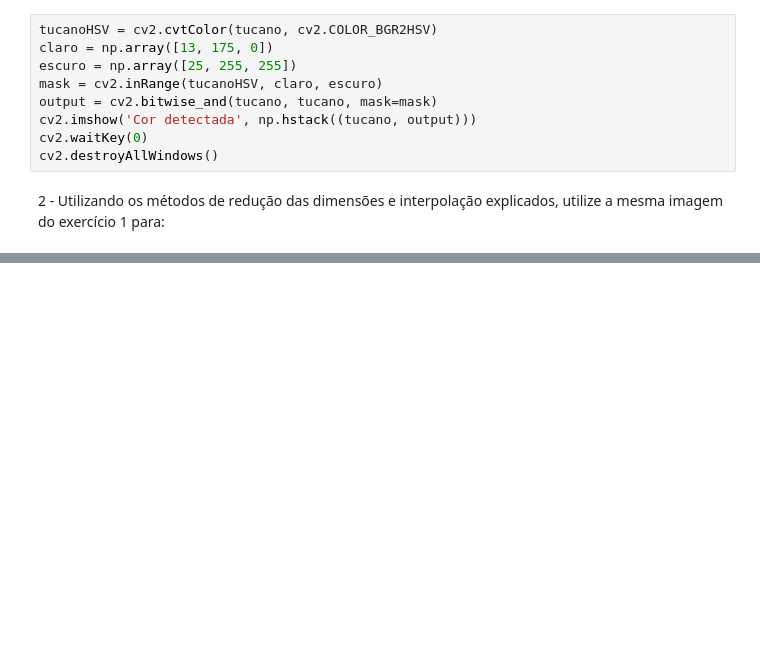
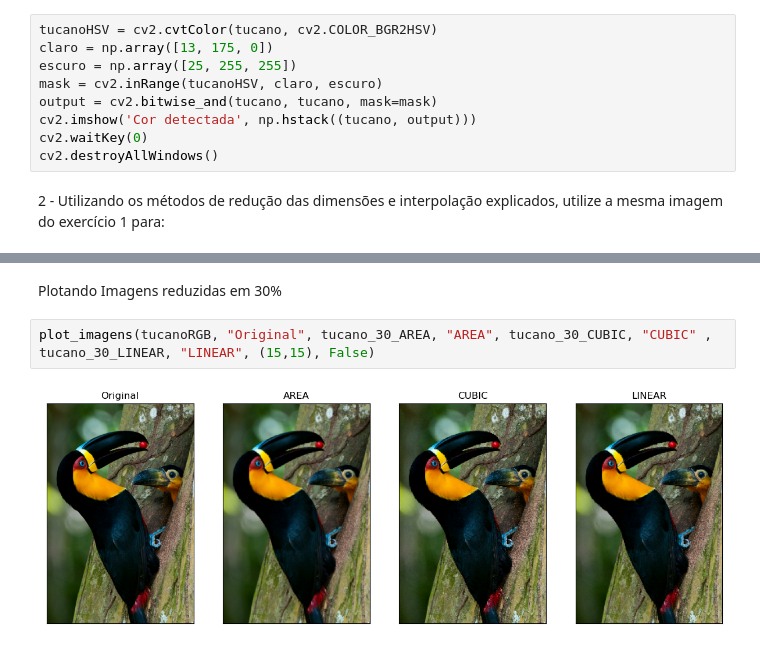
Before and after one commit to Moises-Paz/machine_learning-study, a Jupyter notebook: exercicio_de_manipulacao_de_imagem.ipynb, the cells around one changed output, grey strips where cells are left out. Cells and saved outputs as stored; diff of their text form; blank space fills up the shorter version.

```diff
--- a/exercicio_de_manipulacao_de_imagem.ipynb
+++ b/exercicio_de_manipulacao_de_imagem.ipynb
@@ -29,0 +97,6 @@ cv2.destroyAllWindows()
+# %% [markdown]
+Plotando Imagens reduzidas em 30%
+# %%
+plot_imagens(tucanoRGB, "Original", tucano_30_AREA, "AREA", tucano_30_CUBIC, "CUBIC" , tucano_30_LINEAR, "LINEAR", (15,15), False)
+# %% [output]
+[figure, added]
```
Also changed, not shown: parts of 7 cells of this notebook.
